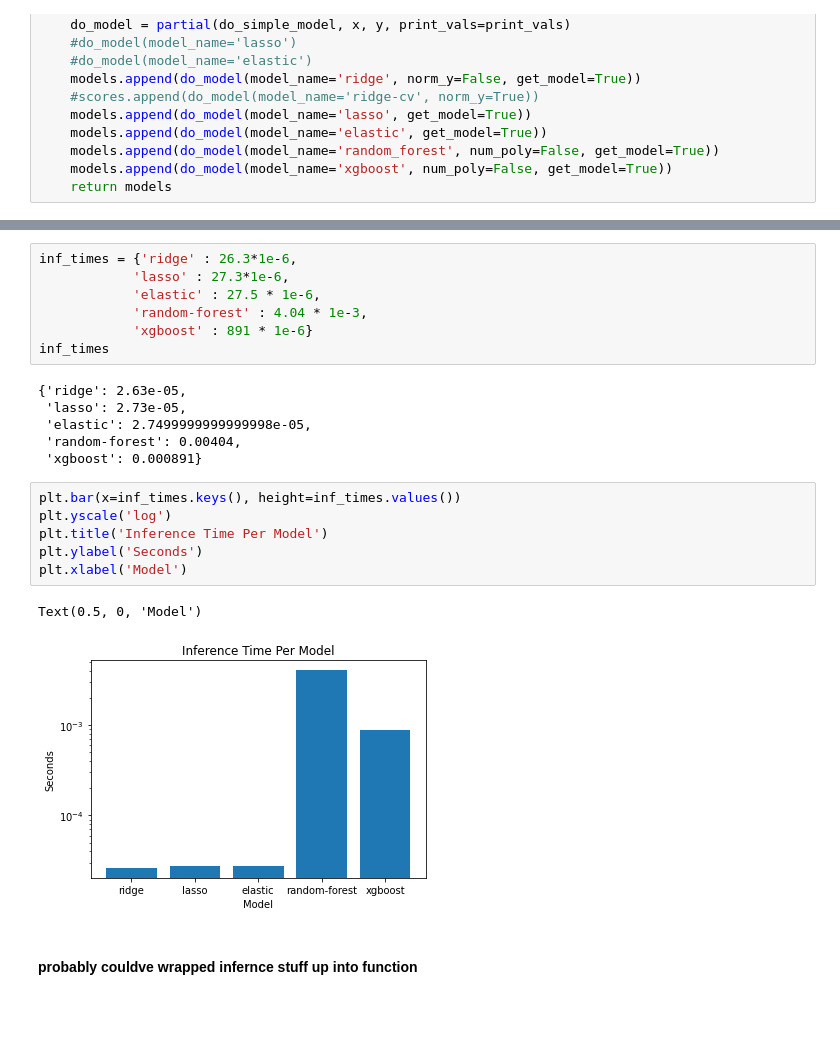
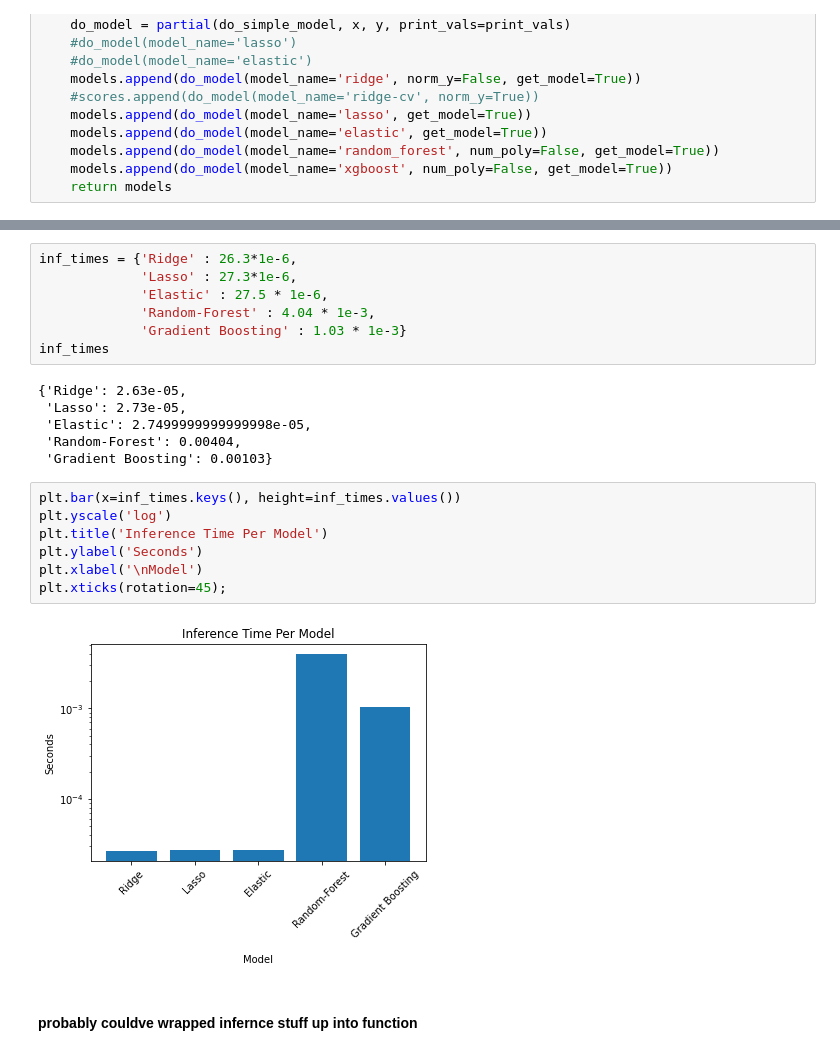
Before and after one commit to azaidi06/bml-lbl, a Jupyter notebook: 04_simple_models.ipynb, the cells around one changed output, grey strips where cells are left out. Drawn from its saved outputs; the diff is of its cells as text; blank space fills up the shorter version.

```diff
--- a/04_simple_models.ipynb
+++ b/04_simple_models.ipynb
@@ -291,25 +296,25 @@ for a xgboost model, the validation R2 score is: 1.000000
 # %%
-inf_times = {'ridge' : 26.3*1e-6,
-            'lasso' : 27.3*1e-6,
-            'elastic' : 27.5 * 1e-6,
-            'random-forest' : 4.04 * 1e-3,
-            'xgboost' : 891 * 1e-6}
+inf_times = {'Ridge' : 26.3*1e-6,
+             'Lasso' : 27.3*1e-6,
+             'Elastic' : 27.5 * 1e-6,
+             'Random-Forest' : 4.04 * 1e-3,
+             'Gradient Boosting' : 1.03 * 1e-3}
 inf_times
 # %% [output]
-{'ridge': 2.63e-05,
- 'lasso': 2.73e-05,
- 'elastic': 2.7499999999999998e-05,
- 'random-forest': 0.00404,
- 'xgboost': 0.000891}
+{'Ridge': 2.63e-05,
+ 'Lasso': 2.73e-05,
+ 'Elastic': 2.7499999999999998e-05,
+ 'Random-Forest': 0.00404,
+ 'Gradient Boosting': 0.00103}
 # %%
 plt.bar(x=inf_times.keys(), height=inf_times.values())
 plt.yscale('log')
 plt.title('Inference Time Per Model')
 plt.ylabel('Seconds')
-plt.xlabel('Model')
+plt.xlabel('\nModel')
+plt.xticks(rotation=45);
 # %% [output]
-Text(0.5, 0, 'Model')
-[figure, old version]
+[figure, new version]
 # %% [markdown]
 #### probably couldve wrapped infernce stuff up into function
 # %% [markdown]
```
Also changed, not shown: parts of 20 cells of this notebook, 11 other files.
